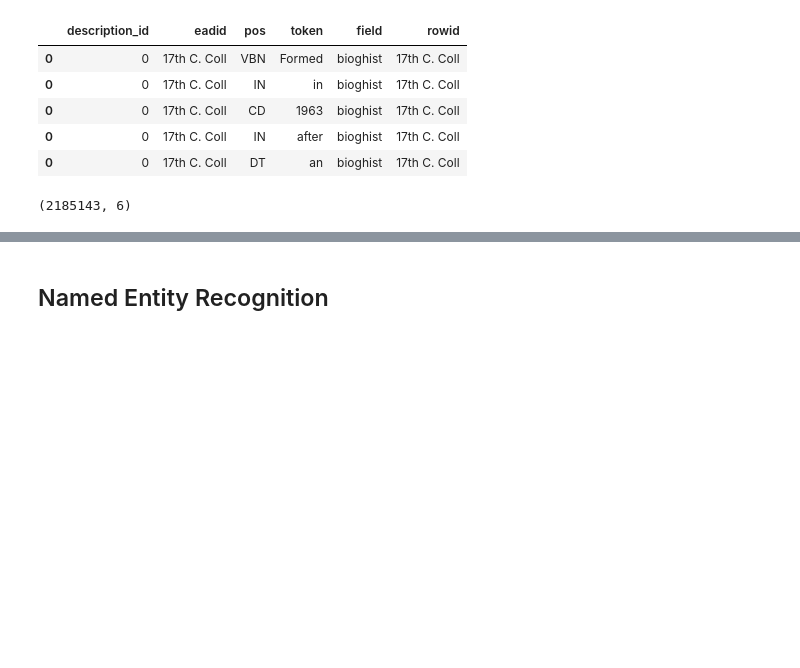
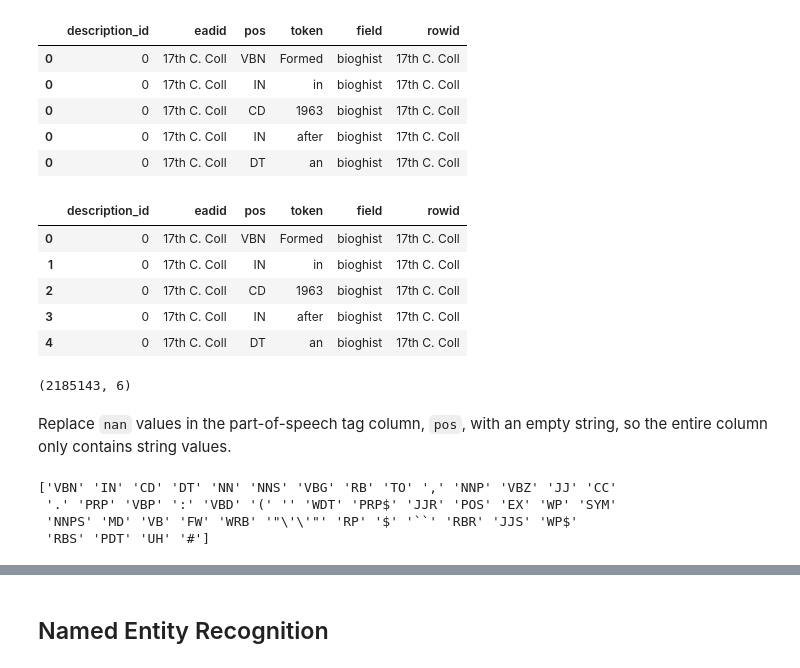
Before and after one commit to thegoose20/nusc, a Jupyter notebook: analysis_metadata.ipynb, the cells around one changed output, grey strips where cells are left out. Saved outputs shown, nothing was run; the diff lists cells and outputs as text; code cells hidden in the pictures; blank space fills up the shorter version.

```diff
--- a/analysis_metadata.ipynb
+++ b/analysis_metadata.ipynb
@@ -480,5 +483,14 @@ df_pos.head()
 | 0 | 0 | 17th C. Coll | IN | after | bioghist | 17th C. Coll |
 | 0 | 0 | 17th C. Coll | DT | an | bioghist | 17th C. Coll |
 # %%
-df_pos.to_csv(extracted_dir + "nusc_ead_descs_pos_tags.csv", index=False)
+# df_pos.to_csv(extracted_dir + "nusc_ead_descs_pos_tags.csv", index=False)
+df_pos = pd.read_csv(extracted_dir + "nusc_ead_descs_pos_tags.csv")
+df_pos.head()
+# %% [output]
+|  | description_id | eadid | pos | token | field | rowid |
+| 0 | 0 | 17th C. Coll | VBN | Formed | bioghist | 17th C. Coll |
+| 1 | 0 | 17th C. Coll | IN | in | bioghist | 17th C. Coll |
+| 2 | 0 | 17th C. Coll | CD | 1963 | bioghist | 17th C. Coll |
+| 3 | 0 | 17th C. Coll | IN | after | bioghist | 17th C. Coll |
+| 4 | 0 | 17th C. Coll | DT | an | bioghist | 17th C. Coll |
 # %%
@@ -486,2 +498,12 @@ df_pos.shape
 # %% [output]
 (2185143, 6)
+# %% [markdown]
+Replace `nan` values in the part-of-speech tag column, `pos`, with an empty string, so the entire column only contains string values.
+# %%
+df_pos["pos"] = df_pos["pos"].fillna('')
+print(df_pos["pos"].unique())
+# %% [output]
+['VBN' 'IN' 'CD' 'DT' 'NN' 'NNS' 'VBG' 'RB' 'TO' ',' 'NNP' 'VBZ' 'JJ' 'CC'
+ '.' 'PRP' 'VBP' ':' 'VBD' '(' '' 'WDT' 'PRP$' 'JJR' 'POS' 'EX' 'WP' 'SYM'
+ 'NNPS' 'MD' 'VB' 'FW' 'WRB' '"\'\'"' 'RP' '$' '``' 'RBR' 'JJS' 'WP$'
+ 'RBS' 'PDT' 'UH' '#']
```
Also changed, not shown: parts of 17 cells of this notebook.
